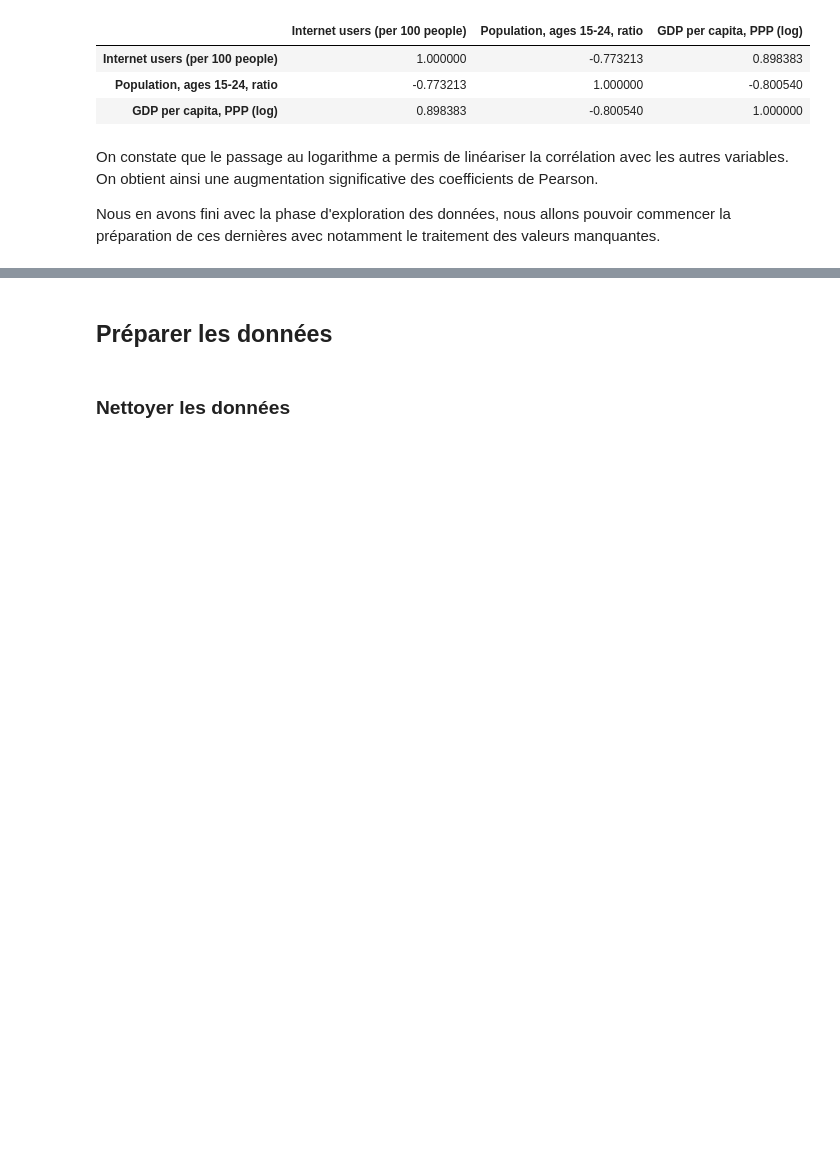
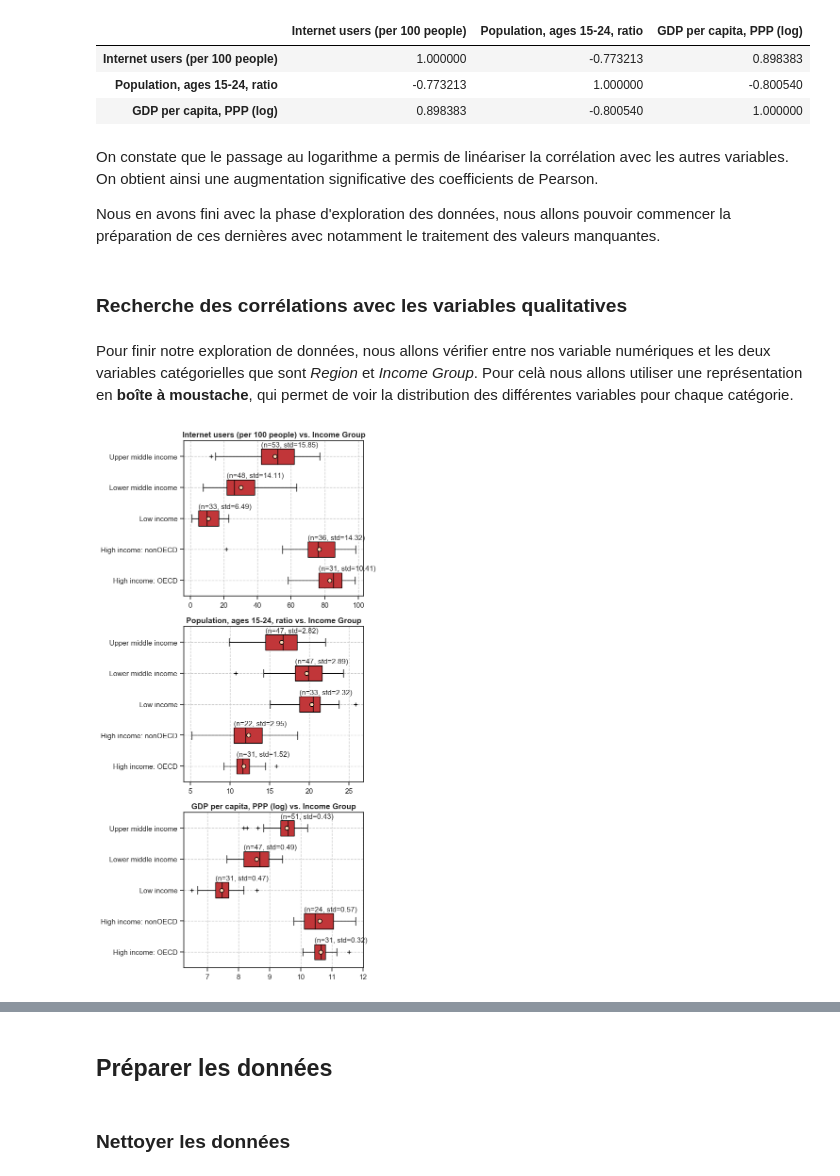
Before and after one commit to Pierre-Eloi/OC_DS_Project2, a Jupyter notebook: Project_2.ipynb, the cells around one changed output, grey strips where cells are left out. Cells and saved outputs as stored; diff of their text form; code cells hidden in the pictures; blank space fills up the shorter version.

Commit message:
ajout des boxplot dans la section exploration + imputation des données manquantes.

```diff
--- a/Project_2.ipynb
+++ b/Project_2.ipynb
@@ -20,7 +21,7 @@ import seaborn as sns
 plt.rcParams.update(plt.rcParamsDefault)
 plt.rcParams.update({'axes.titleweight': 'bold'})
 sns.set(style='ticks')
-current_palette = sns.color_palette('RdBu', 10)
+current_palette = sns.color_palette('RdBu')
 sns.set_palette(current_palette)
 # %% [markdown]
 <h1>Table of Contents<span class="tocSkip"></span></h1>
@@ -350,3 +354,15 @@ data[attributes].corr()
 On constate que le passage au logarithme a permis de linéariser la corrélation avec les autres variables. On obtient ainsi une augmentation significative des coefficients de Pearson.
 
 Nous en avons fini avec la phase d'exploration des données, nous allons pouvoir commencer la préparation de ces dernières avec notamment le traitement des valeurs manquantes.
+# %% [markdown]
+### Recherche des corrélations avec les variables qualitatives
+# %% [markdown]
+Pour finir notre exploration de données, nous allons vérifier entre nos variable numériques et les deux variables catégorielles que sont *Region* et *Income Group*. Pour celà nous allons utiliser une représentation en **boîte à moustache**, qui permet de voir la distribution des différentes variables pour chaque catégorie.
+# %%
+attribs = data.columns.to_list()
+num_features = attribs[4: 5] + attribs [7:]
+by = "Income Group"
+file = "{}_boxplot".format(by)
+vs.my_box_plot(data, num_features, by, file)
+# %% [output]
+[figure, added]
```
Also changed, not shown: parts of 35 cells of this notebook, 2 other files.
